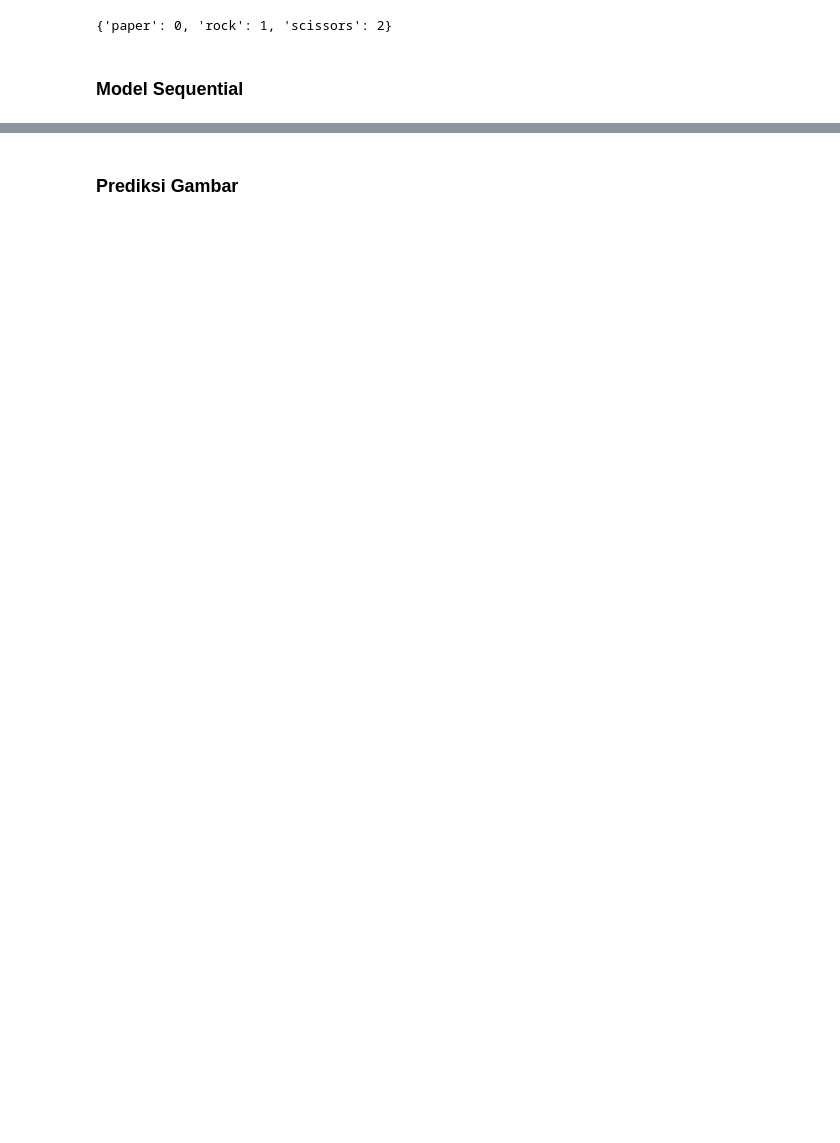
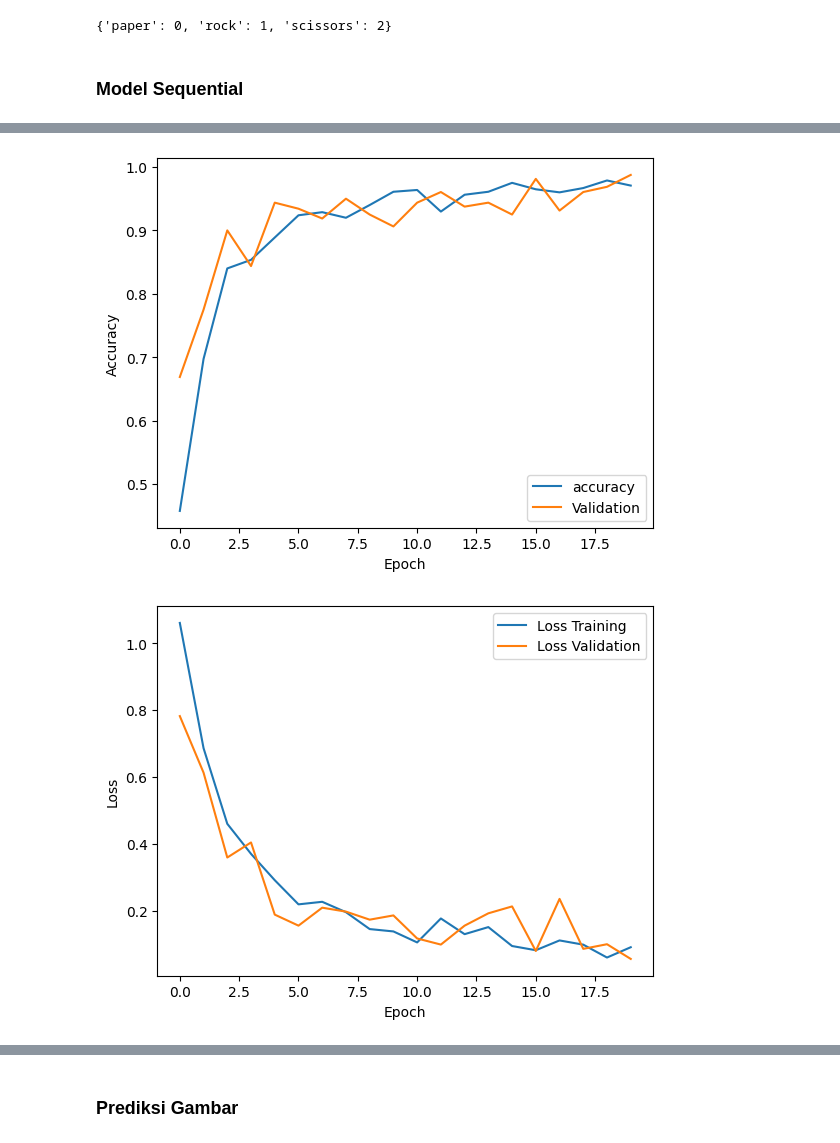
Before and after one commit to HafiizhTH/RockPaperScissors-Classification, a Jupyter notebook: ProyekAkhir_MachineLearning.ipynb, the cells around one changed output, grey strips where cells are left out. Drawn from its saved outputs; the diff is of its cells as text; code cells hidden in the pictures; blank space fills up the shorter version.

```diff
--- a/ProyekAkhir_MachineLearning.ipynb
+++ b/ProyekAkhir_MachineLearning.ipynb
@@ -107,32 +203,27 @@ train_datagen = ImageDataGenerator(
     rescale = 1./255,
     rotation_range = 20,
     horizontal_flip = True,
-    shear_range = 0.2,
-    validation_split = 0.4,
-    fill_mode = 'nearest',
+    shear_range=0.2,
+    fill_mode='nearest',
 )
 
 val_datagen = ImageDataGenerator(
-    rescale = 1./225,
+    rescale = 1./255,
     rotation_range = 20,
     horizontal_flip = True,
-    vertical_flip = True,
     shear_range = 0.2,
-    validation_split = 0.4,
     fill_mode = 'nearest'
 )
 # %%
-# Opsi 1: Menggunakan direktori split folder
-train_generator1 = train_datagen.flow_from_directory(
+train_gen = train_datagen.flow_from_directory(
     train_dir,
-    target_size=(150,150),
     batch_size= 32,
     class_mode='categorical'
 )
 
-validation_generator1 = val_datagen.flow_from_directory(
+val_gen = val_datagen.flow_from_directory(
     val_dir,
-    target_size = (150,150),
+    target_size=(256, 256),
     batch_size = 32,
     class_mode = 'categorical'
 )
@@ -208,11 +282,11 @@ _________________________________________________________________
 # %%
 history = model.fit(
-    train_generator1,
-    steps_per_epoch = 20,
+    train_gen,
+    steps_per_epoch = 25,
     epochs = 20,
-    validation_data = validation_generator1,
+    validation_data = val_gen,
     validation_steps = 5,
-    verbose =2
+    verbose = 2
 )
 # %% [output]
 Epoch 1/20
@@ -234,0 +312,19 @@ Epoch 20/20
+# %%
+# Plot accuracy
+plt.plot(history.history['accuracy'], label='accuracy')
+plt.plot(history.history['val_accuracy'], label='Validation')
+plt.xlabel('Epoch')
+plt.ylabel('Accuracy')
+plt.legend()
+plt.show()
+
+# Plot loss
+plt.plot(history.history['loss'], label='Loss Training')
+plt.plot(history.history['val_loss'], label='Loss Validation')
+plt.xlabel('Epoch')
+plt.ylabel('Loss')
+plt.legend()
+plt.show()
+# %% [output]
+[figure, added]
+[figure, added]
```
Also changed, not shown: parts of 26 cells of this notebook, 3 other files.
